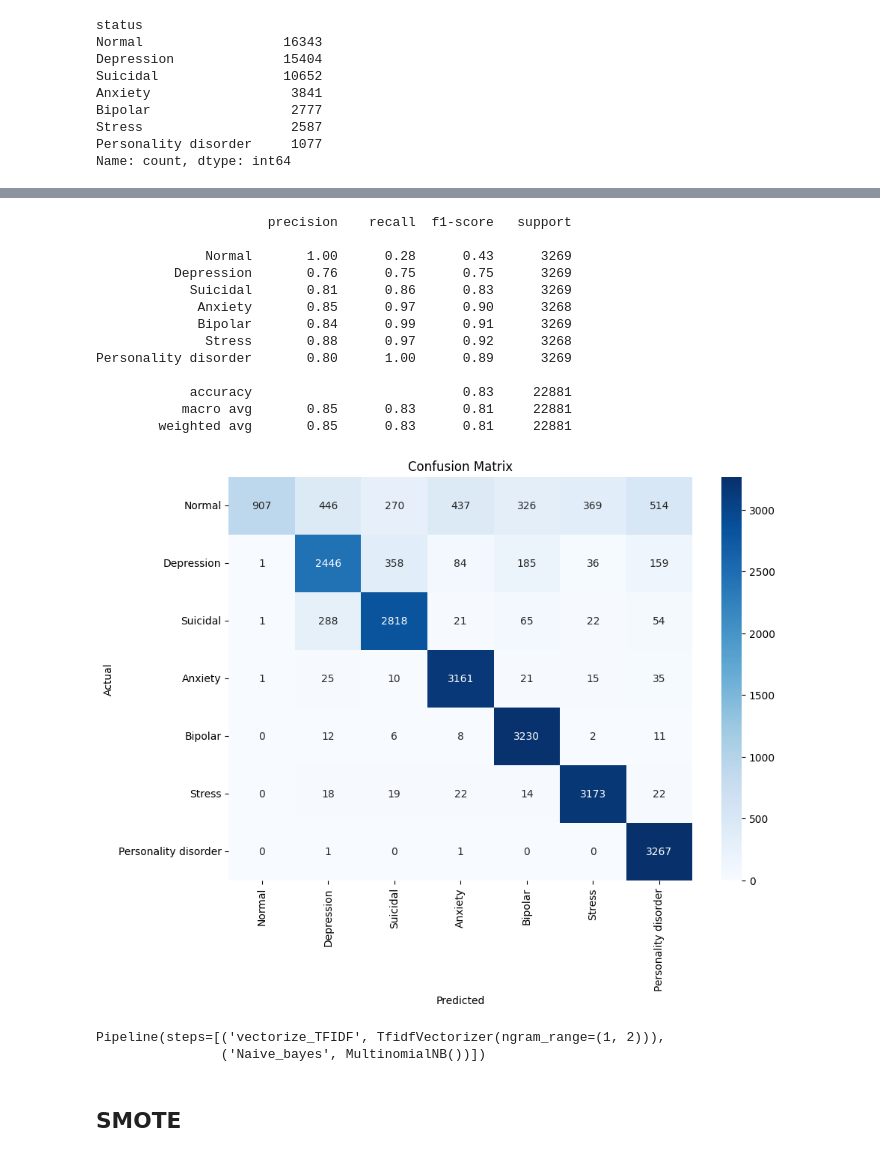
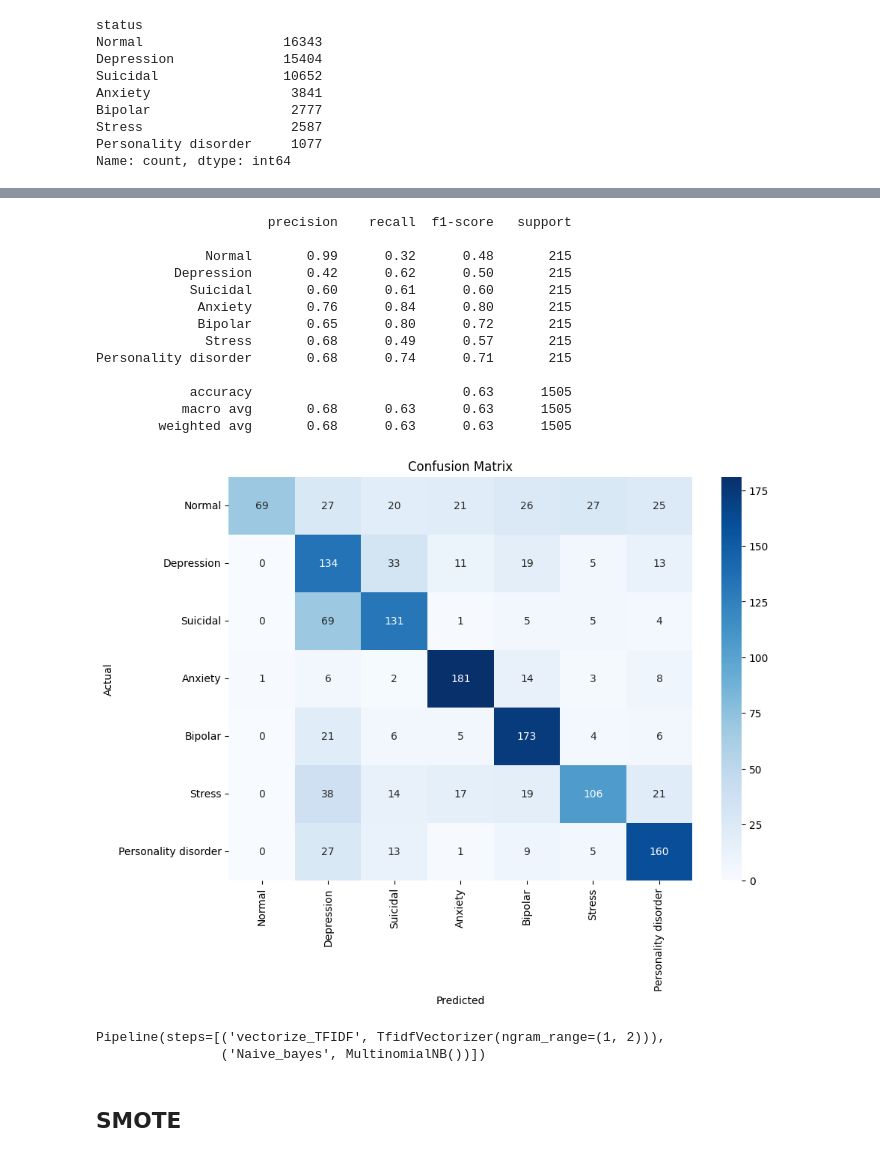
Before and after one commit to Hecramco/NLP_Projects, a Jupyter notebook: notebooks/NLP_Sentiment_Mental_health.ipynb, the cells around one changed output, grey strips where cells are left out. Drawn from its saved outputs; the diff is of its cells as text; code cells hidden in the pictures.

```diff
--- a/notebooks/NLP_Sentiment_Mental_health.ipynb
+++ b/notebooks/NLP_Sentiment_Mental_health.ipynb
@@ -546,0 +610,4 @@ Name: count, dtype: int64
+# %%
+df_mh.dropna(inplace=True)
+#df_mh['processed_statement']= df_mh['statement'].apply(preprocessing)
+df_mh.head()
@@ -546,0 +621,7 @@ Name: count, dtype: int64
+# %%
+seed = 200
+def take_sample(X,y,test_sample,seed):
+    X_train, X_test, y_train, y_test = train_test_split(X,y, test_size=test_sample, random_state=seed)
+    df_new_train = pd.concat([X_train,y_train], axis=1)
+    df_new_test = pd.concat([X_test,y_test],axis=1)
+    return df_new_train, df_new_test
@@ -546,0 +630,15 @@ Name: count, dtype: int64
+# %%
+test_data = []
+train_data = []
+
+for i,cat in enumerate(category):
+    train, test = take_sample(df_mh[df_mh.status == cat].proc_statement, df_mh[df_mh.status == cat].status, test_sample, seed)
+    train = train.sample(max_samples,random_state=seed,replace=True)
+    train_data.append(train)
+    test_data.append(test)
+
+df_mh_train = pd.concat(train_data,axis=0)
+df_mh_test = pd.concat(test_data, axis=0)
+
+print(df_mh_train.status.value_counts())
+print(df_mh_test.status.value_counts())
@@ -566,5 +673,5 @@ ovs_df_mh.head()
 # %%
-ovs_df_mh.drop(columns=['statement'],inplace=True)
+
 target = {"Normal"                :0,
            "Depression"           :1,
            "Suicidal"             :2,
@@ -572,6 +679,7 @@ target = {"Normal"                :0,
            "Bipolar"              :4,
            "Stress"               :5,
            "Personality disorder" :6}
-ovs_df_mh['category_num'] = ovs_df_mh.status.map(target)
-ovs_df_mh
+df_mh_train['category_num'] = df_mh_train.status.map(target)
+df_mh_test['category_num'] = df_mh_test.status.map(target)
+df_mh_train
 # %% [output]
@@ -601,48 +710,46 @@ from sklearn.metrics import confusion_matrix
 
 
 
-X_train, X_test, y_train, y_test = train_test_split(ovs_df_mh.processed_statement, ovs_df_mh.category_num,
-                                                    random_state=seed,
-                                                    test_size=0.2,
-                                                    stratify=ovs_df_mh.category_num)
+X_train, X_test, y_train, y_test = df_mh_train.proc_statement, df_mh_test.proc_statement, df_mh_train.category_num, df_mh_test.category_num
+
 def train_test_pipeline_tfidf(X_train, X_test, y_train, y_test,model,model_name):
     clf_nb = Pipeline([
         ('vectorize_TFIDF', TfidfVectorizer(ngram_range=(1,2))),
         (model_name, model)])
 
     clf_nb.fit(X_train,y_train)
     y_pred = clf_nb.predict(X_test)
     print(classification_report(y_test,y_pred,target_names=target))
 
     # Compute confusion matrix
     cm = confusion_matrix(y_test, y_pred)
     # Plot heatmap
     plt.figure(figsize=(10, 7))
     sns.heatmap(cm, annot=True, fmt='d', xticklabels=target.keys(), yticklabels=target.keys(), cmap='Blues')
 
     plt.xlabel('Predicted')
     plt.ylabel('Actual')
     plt.title('Confusion Matrix')
     plt.show()
 
     return clf_nb
 
 train_test_pipeline_tfidf(X_train, X_test, y_train, y_test,MultinomialNB(),'Naive_bayes')
 # %% [output]
                       precision    recall  f1-score   support
 
-              Normal       1.00      0.28      0.43      3269
-          Depression       0.76      0.75      0.75      3269
-            Suicidal       0.81      0.86      0.83      3269
-             Anxiety       0.85      0.97      0.90      3268
-             Bipolar       0.84      0.99      0.91      3269
-              Stress       0.88      0.97      0.92      3268
-Personality disorder       0.80      1.00      0.89      3269
+              Normal       0.99      0.32      0.48       215
+          Depression       0.42      0.62      0.50       215
+            Suicidal       0.60      0.61      0.60       215
+             Anxiety       0.76      0.84      0.80       215
+             Bipolar       0.65      0.80      0.72       215
+              Stress       0.68      0.49      0.57       215
+Personality disorder       0.68      0.74      0.71       215
 
-            accuracy                           0.83     22881
-           macro avg       0.85      0.83      0.81     22881
-        weighted avg       0.85      0.83      0.81     22881
+            accuracy                           0.63      1505
+           macro avg       0.68      0.63      0.63      1505
+        weighted avg       0.68      0.63      0.63      1505
-[figure, old version]
+[figure, new version]
 Pipeline(steps=[('vectorize_TFIDF', TfidfVectorizer(ngram_range=(1, 2))),
                 ('Naive_bayes', MultinomialNB())])
 # %% [markdown]
```
Also changed, not shown: parts of 53 cells of this notebook.
